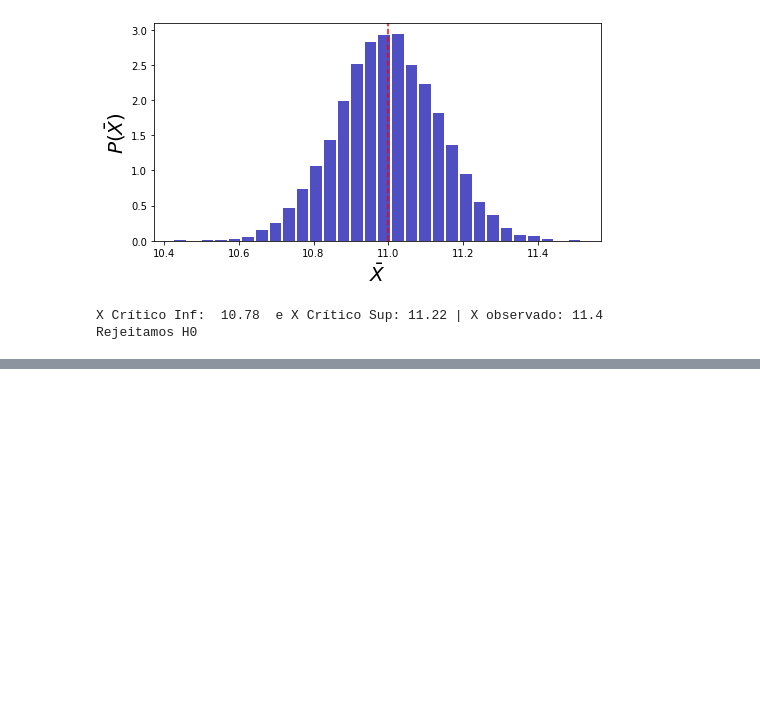
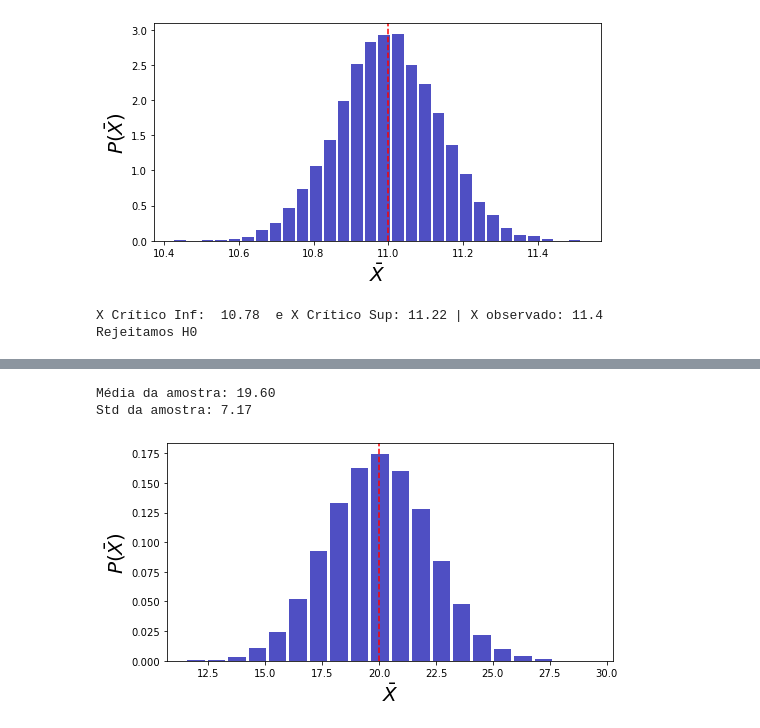
Before and after one commit to jpducatti/mba_data_science_usp, a Jupyter notebook: estatistica_ciencia_dados/modulo_5/Aula5-teste-hipoteses.ipynb, the cells around one changed output, grey strips where cells are left out. Drawn from its saved outputs; the diff is of its cells as text; code cells hidden in the pictures; blank space fills up the shorter version.

```diff
--- a/estatistica_ciencia_dados/modulo_5/Aula5-teste-hipoteses.ipynb
+++ b/estatistica_ciencia_dados/modulo_5/Aula5-teste-hipoteses.ipynb
@@ -630,0 +695,18 @@ Rejeitamos H0
+# %%
+mu = 10 #dias
+n = 5 #projetos
+X = [12,10,9,11,8]
+alpha = 0.05 # %
+
+#H0: média = 10 dias
+#H1: média != 10 dias
+# %%
+#método exato
+import scipy.stats
+x_obs = np.mean(X)
+s = np.std(X, ddof=1)
+
+talpha = scipy.stats.t.ppf(alpha/2, n-1)
+print('talpha = ',talpha)
+print('s = ', s)
+print('xobs = ',x_obs)
@@ -630,0 +740,31 @@ Rejeitamos H0
+# %%
+mu = 20 #horas/semana
+n = 10 #estudantes amostrados
+X = [12,25,30,10,15,20,21,22,29,12]
+
+#H0: média = 20 horas por semana
+#H1: média > 20 horas por semana
+# %%
+x_obs = np.mean(X)
+sigma = np.std(X, ddof=1)
+
+print('Média da amostra: %1.2f' % x_obs)
+print('Std da amostra: %1.2f' % sigma)
+# %% [output]
+Média da amostra: 19.60
+Std da amostra: 7.17
+# %%
+Ns = 10000
+Xm=[] #distribuicao da media amostral
+for s in range(1,Ns):
+    x = np.random.normal(mu, sigma, n) # sorteia uma amostra de tamanho n
+    Xm.append(np.mean(x))
+plt.figure(figsize=(8,4))
+a = plt.hist(x=Xm, bins=20, color='#0504aa', alpha=0.7, rwidth=0.85,
+             label = str(Ns), density=True)
+plt.axvline(x=mu, color='r', linestyle='--', label = 'Media')
+plt.xlabel(r'$\bar{X}$', fontsize=20)
+plt.ylabel(r'$P(\bar{X})$', fontsize=20)
+plt.show(True)
+# %% [output]
+[figure, added]
```
Also changed, not shown: parts of 15 cells of this notebook.
